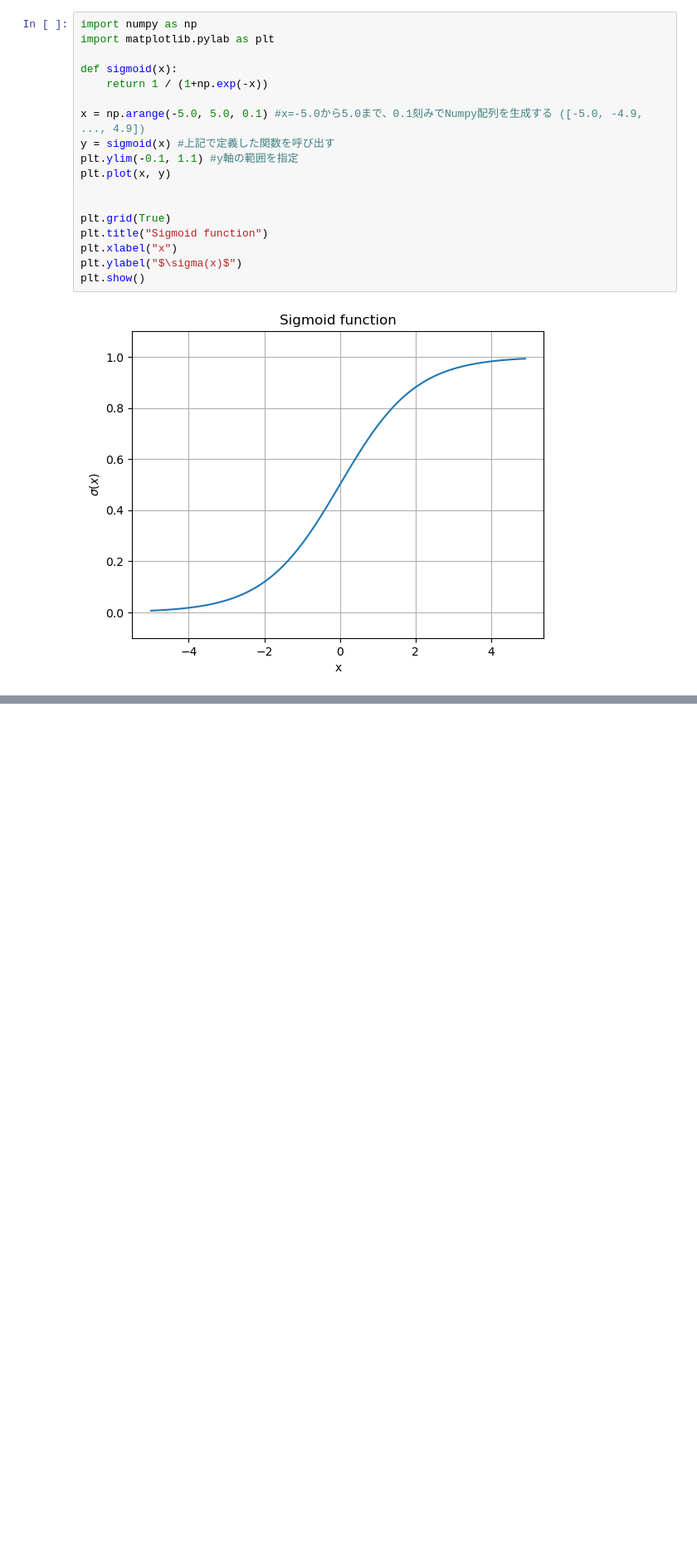
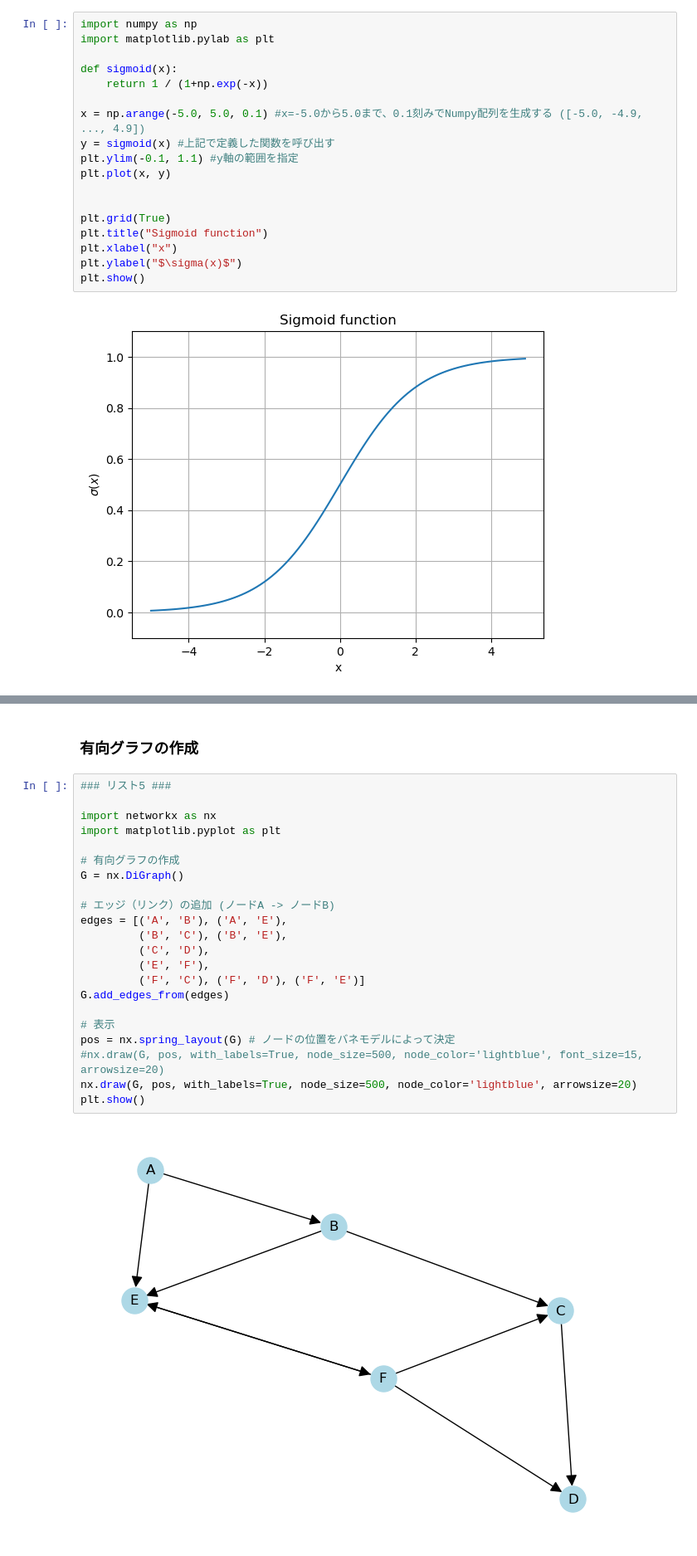
Before and after one commit to zakugus/FCP3, a Jupyter notebook: DA-4-G2.ipynb, the cells around one changed output, grey strips where cells are left out. Shown at 83% size. Drawn from its saved outputs; the diff is of its cells as text; blank space fills up the shorter version.

```diff
--- a/DA-4-G2.ipynb
+++ b/DA-4-G2.ipynb
@@ -88,0 +161,26 @@ plt.show()
+# %% [markdown]
+### 有向グラフの作成
+# %%
+### リスト5 ###
+
+import networkx as nx
+import matplotlib.pyplot as plt
+
+# 有向グラフの作成
+G = nx.DiGraph()
+
+# エッジ（リンク）の追加 (ノードA -> ノードB)
+edges = [('A', 'B'), ('A', 'E'),
+         ('B', 'C'), ('B', 'E'),
+         ('C', 'D'),
+         ('E', 'F'),
+         ('F', 'C'), ('F', 'D'), ('F', 'E')]
+G.add_edges_from(edges)
+
+# 表示
+pos = nx.spring_layout(G) # ノードの位置をバネモデルによって決定
+#nx.draw(G, pos, with_labels=True, node_size=500, node_color='lightblue', font_size=15, arrowsize=20)
+nx.draw(G, pos, with_labels=True, node_size=500, node_color='lightblue', arrowsize=20)
+plt.show()
+# %% [output]
+[figure, added]
```
Also changed, not shown: parts of 7 cells of this notebook.
